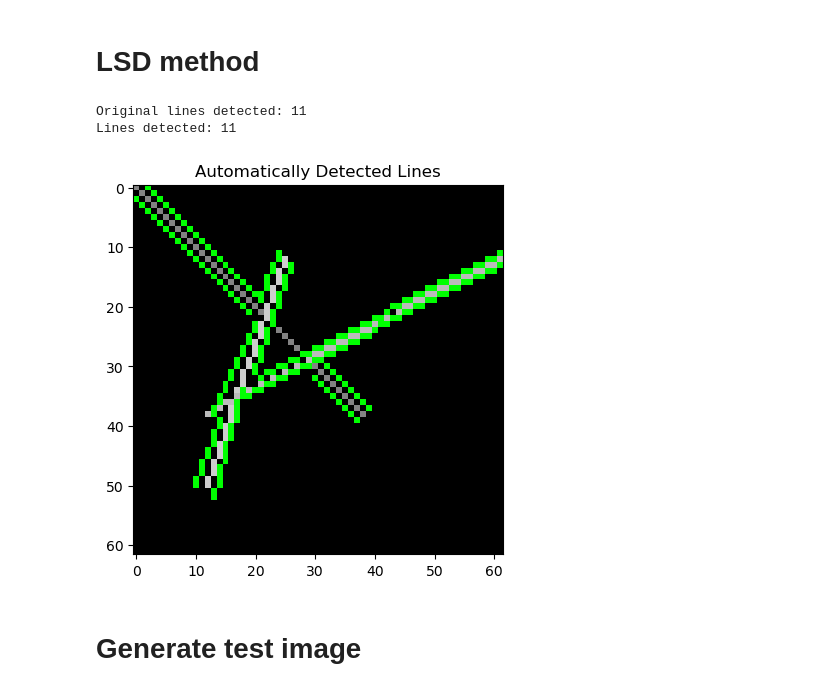
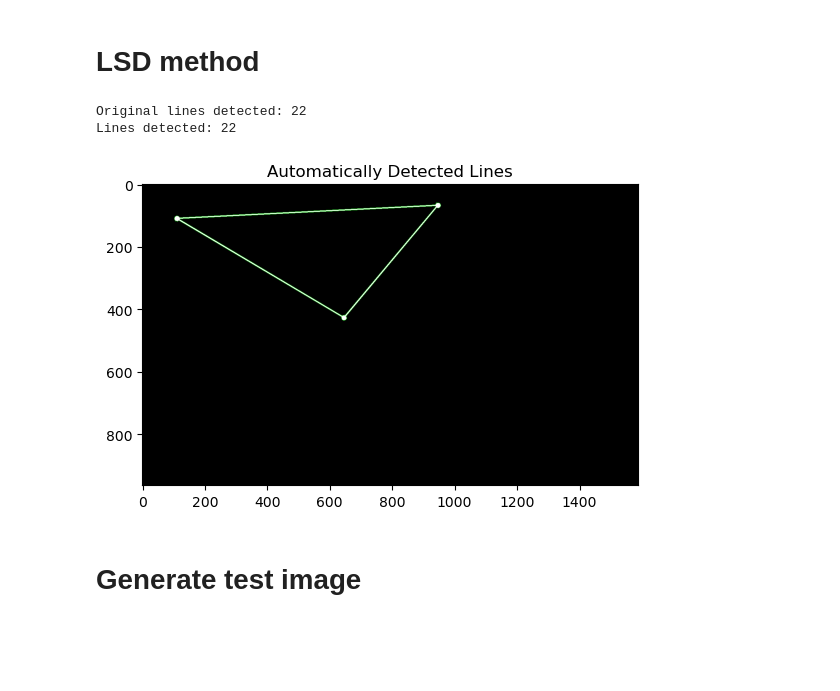
Before and after one commit to NaturalAGI-Lab/NaturalAGI, a Jupyter notebook: src/shapes_detector.ipynb, the cells around one changed output. Drawn from its saved outputs; the diff is of its cells as text; code cells hidden in the pictures; blank space fills up the shorter version.

Commit message:
feature: commons characteristics and training data

```diff
--- a/src/shapes_detector.ipynb
+++ b/src/shapes_detector.ipynb
@@ -28,37 +28,37 @@ def automatic_line_detection(image):
 
         # Clamp the coordinates
         x1 = min(max(round(x1), 0), W - 1)
         y1 = min(max(round(y1), 0), H - 1)
         x2 = min(max(round(x2), 0), W - 1)
         y2 = min(max(round(y2), 0), H - 1)
 
         # Append the clamped line to the list
         clamped_lines.append([x1, y1, x2, y2])
 
     print(f'Original lines detected: {len(lines)}')
 
     # Draw lines on a copy of the original image
     drawn_img = cv2.cvtColor(gray, cv2.COLOR_GRAY2BGR) if len(image.shape) == 2 else image.copy()
     if clamped_lines is not None:
         print(f"Lines detected: {len(lines)}")
         for line in clamped_lines:
             x1, y1, x2, y2 = line
             cv2.line(drawn_img, (x1, y1), (x2, y2), (0, 255, 0), 1)
 
     # Show the detected lines
     plt.imshow(cv2.cvtColor(drawn_img, cv2.COLOR_BGR2RGB))
     plt.title('Automatically Detected Lines')
     plt.show()
 
     return lines
 
-image = cv2.imread("/Users/mlapin/Development/personal/NaturalAGI/tests/test-data/exported_img_comp.png")
+image = cv2.imread("/Users/mlapin/Development/personal/NaturalAGI/tests/test-data/triangle_black_0.png")
 # Run the automatic line detection on the new image
 detected_lines_automatic = automatic_line_detection(image)
 # %% [output]
-Original lines detected: 11
-Lines detected: 11
+Original lines detected: 22
+Lines detected: 22
-[figure, old version]
+[figure, new version]
 # %% [markdown]
 # Generate test image
 # %%
```
Also changed, not shown: parts of 10 cells of this notebook, 13 other files.
